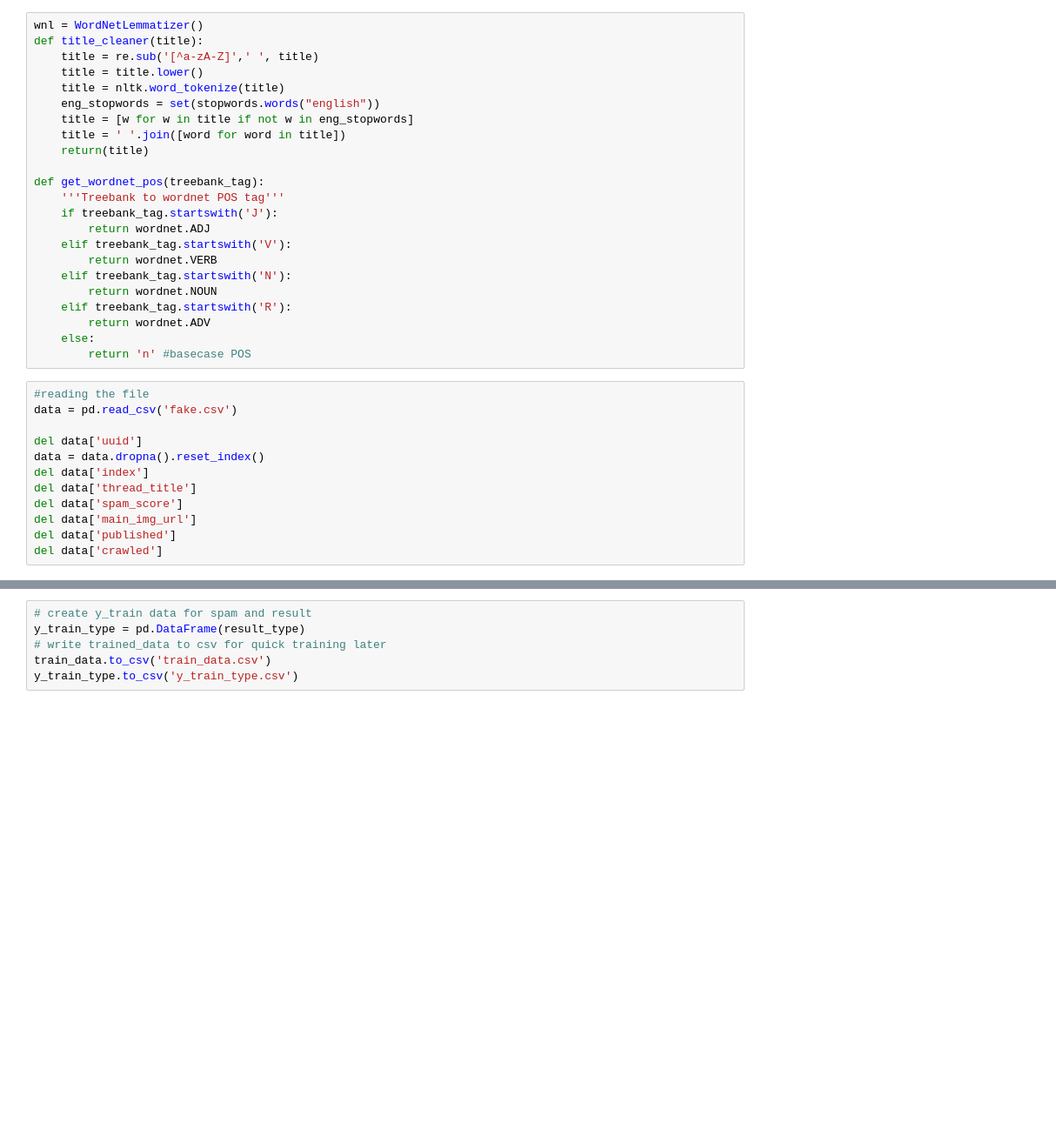
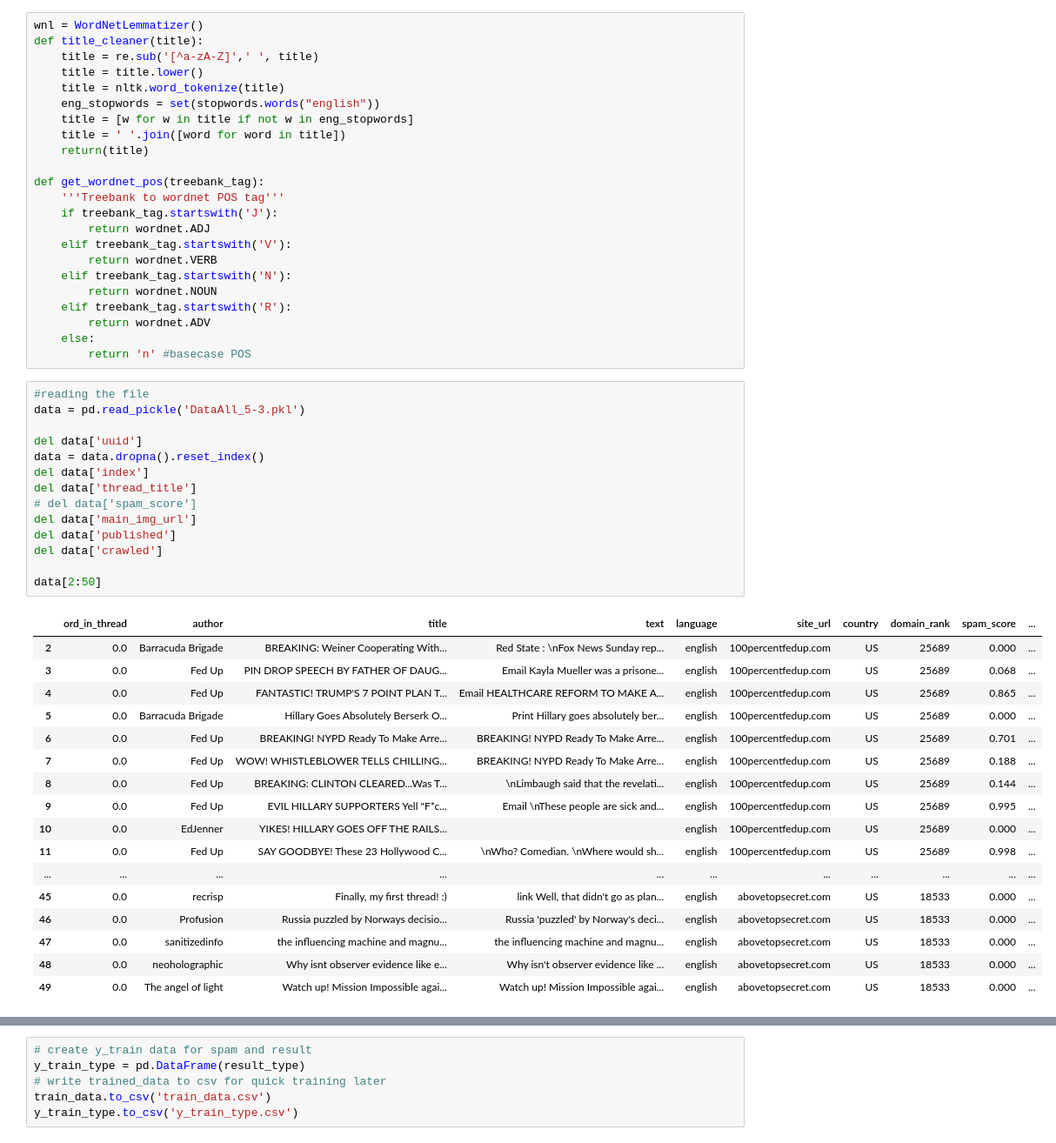
Before and after one commit to quincyhuynh/FakeNews, a Jupyter notebook: DataProcessing_FeatureExtraction.ipynb, the cells around one changed output, grey strips where cells are left out. Shown at 87% size. Cells and saved outputs as stored; diff of their text form; blank space fills up the shorter version.

```diff
--- a/DataProcessing_FeatureExtraction.ipynb
+++ b/DataProcessing_FeatureExtraction.ipynb
@@ -43,16 +43,36 @@ def get_wordnet_pos(treebank_tag):
         return 'n' #basecase POS
 # %%
 #reading the file
-data = pd.read_csv('fake.csv')
+data = pd.read_pickle('DataAll_5-3.pkl')
 
 del data['uuid']
 data = data.dropna().reset_index()
 del data['index']
 del data['thread_title']
-del data['spam_score']
+# del data['spam_score']
 del data['main_img_url']
 del data['published']
 del data['crawled']
+
+data[2:50]
+# %% [output]
+|  | ord_in_thread | author | title | text | language | site_url | country | domain_rank | spam_score | ... |
+| 2 | 0.0 | Barracuda Brigade | BREAKING: Weiner Cooperating With... | Red State : \nFox News Sunday rep... | english | 100percentfedup.com | US | 25689 | 0.000 | ... |
+| 3 | 0.0 | Fed Up | PIN DROP SPEECH BY FATHER OF DAUG... | Email Kayla Mueller was a prisone... | english | 100percentfedup.com | US | 25689 | 0.068 | ... |
+| 4 | 0.0 | Fed Up | FANTASTIC! TRUMP'S 7 POINT PLAN T... | Email HEALTHCARE REFORM TO MAKE A... | english | 100percentfedup.com | US | 25689 | 0.865 | ... |
+| 5 | 0.0 | Barracuda Brigade | Hillary Goes Absolutely Berserk O... | Print Hillary goes absolutely ber... | english | 100percentfedup.com | US | 25689 | 0.000 | ... |
+| 6 | 0.0 | Fed Up | BREAKING! NYPD Ready To Make Arre... | BREAKING! NYPD Ready To Make Arre... | english | 100percentfedup.com | US | 25689 | 0.701 | ... |
+| 7 | 0.0 | Fed Up | WOW! WHISTLEBLOWER TELLS CHILLING... | BREAKING! NYPD Ready To Make Arre... | english | 100percentfedup.com | US | 25689 | 0.188 | ... |
+| 8 | 0.0 | Fed Up | BREAKING: CLINTON CLEARED...Was T... | \nLimbaugh said that the revelati... | english | 100percentfedup.com | US | 25689 | 0.144 | ... |
+| 9 | 0.0 | Fed Up | EVIL HILLARY SUPPORTERS Yell "F*c... | Email \nThese people are sick and... | english | 100percentfedup.com | US | 25689 | 0.995 | ... |
+| 10 | 0.0 | EdJenner | YIKES! HILLARY GOES OFF THE RAILS... |  | english | 100percentfedup.com | US | 25689 | 0.000 | ... |
+| 11 | 0.0 | Fed Up | SAY GOODBYE! These 23 Hollywood C... | \nWho? Comedian. \nWhere would sh... | english | 100percentfedup.com | US | 25689 | 0.998 | ... |
+| ... | ... | ... | ... | ... | ... | ... | ... | ... | ... | ... |
+| 45 | 0.0 | recrisp | Finally, my first thread! :) | link Well, that didn't go as plan... | english | abovetopsecret.com | US | 18533 | 0.000 | ... |
+| 46 | 0.0 | Profusion | Russia puzzled by Norways decisio... | Russia 'puzzled' by Norway's deci... | english | abovetopsecret.com | US | 18533 | 0.000 | ... |
+| 47 | 0.0 | sanitizedinfo | the influencing machine and magnu... | the influencing machine and magnu... | english | abovetopsecret.com | US | 18533 | 0.000 | ... |
+| 48 | 0.0 | neoholographic | Why isnt observer evidence like e... | Why isn't observer evidence like ... | english | abovetopsecret.com | US | 18533 | 0.000 | ... |
+| 49 | 0.0 | The angel of light | Watch up! Mission Impossible agai... | Watch up! Mission Impossible agai... | english | abovetopsecret.com | US | 18533 | 0.000 | ... |
 # %%
 types = set(data['type'].tolist())
 print(types)
```
Also changed, not shown: parts of 6 cells of this notebook, 10 other files.
